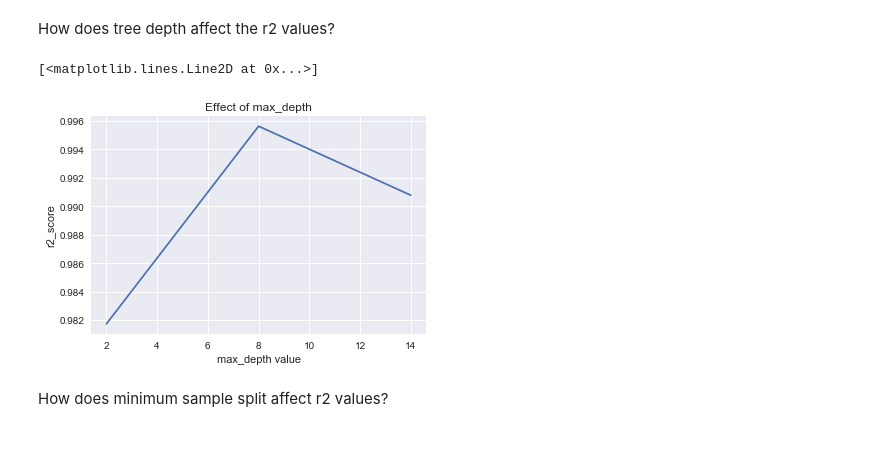
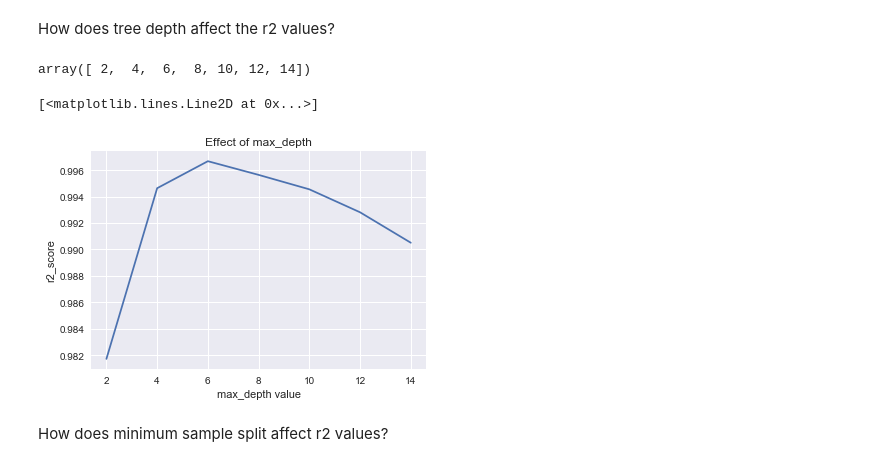
Before and after one commit to optichill/optichill, a Jupyter notebook: optichill/Decision-trees.ipynb, the cells around one changed output. Drawn from its saved outputs; the diff is of its cells as text; code cells hidden in the pictures.

```diff
--- a/optichill/Decision-trees.ipynb
+++ b/optichill/Decision-trees.ipynb
@@ -210,7 +219,7 @@ fanalysis.score(X, Y)
 # %% [output]
 0.964984089056406
 # %%
-params = {'n_estimators': 2000, 'max_depth': 4, 'min_samples_split': 2,
+params = {'n_estimators': 500, 'max_depth': 4, 'min_samples_split': 2,
           'learning_rate': 0.01, 'loss': 'ls'}
 # %%
 clf = GradientBoostingRegressor(**params)
@@ -226,0 +238,8 @@ GradientBoostingRegressor(alpha=0.9, criterion='friedman_mse', init=None,
+# %%
+sns.set()
+plt.figure()
+plt.scatter(ytest, y1)
+plt.title("Efficiency ")
+plt.xlabel("Experimental Data")
+plt.ylabel("Model Predictions")
+plt.savefig('r2_values.png', bbox_inches='tight')
@@ -335,27 +356,32 @@ df_plt1_feats
 191 rows × 2 columns
 # %% [markdown]
 How does tree depth affect the r2 values?
+# %%
+pars = np.arange(2, 15, 2)
+pars
+# %% [output]
+array([ 2,  4,  6,  8, 10, 12, 14])
 # %%
-pars = np.arange(2, 15, 6)
+pars = np.arange(2, 15, 2)
 
 scores = []
 for n in pars:
     params1 = {'n_estimators': 450, 'min_samples_split': 2,
           'learning_rate': 0.01, 'loss': 'ls'}
     clf = GradientBoostingRegressor(**params1, max_depth=n)
     clf.fit(xtrain, ytrain)
     ypred = clf.predict(xtest)
     test_score = r2_score(ytest, ypred)
     scores.append(test_score)
 
 sns.set()
 plt.title("Effect of max_depth")
 plt.xlabel("max_depth value")
 plt.ylabel("r2_score")
 plt.plot(pars, scores)
 # %% [output]
 [<matplotlib.lines.Line2D at 0x...>]
-[figure, old version]
+[figure, new version]
 # %% [markdown]
 How does minimum sample split affect r2 values?
 # %%
```
Also changed, not shown: parts of 4 cells of this notebook, 1 other file.
